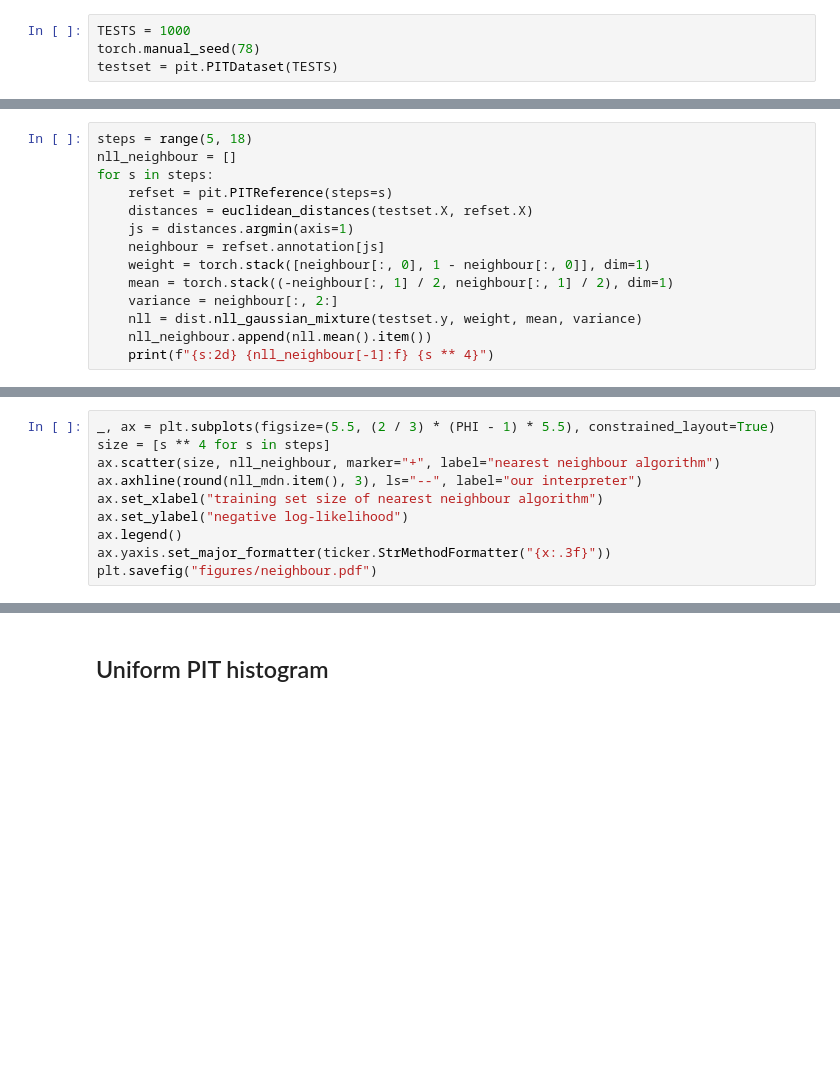
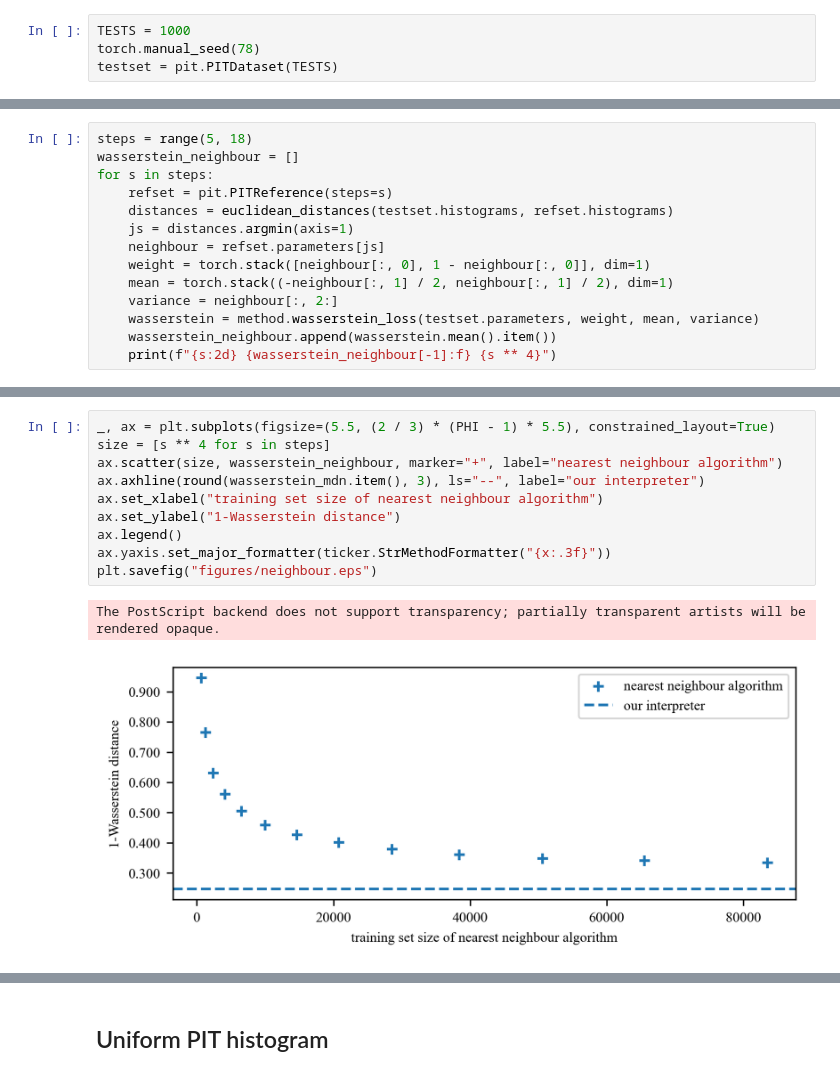
Before and after one commit to podondra/calibration, a Jupyter notebook: experiment.ipynb, the cells around one changed output, grey strips where cells are left out. Saved outputs shown, nothing was run; the diff lists cells and outputs as text; blank space fills up the shorter version.

```diff
--- a/experiment.ipynb
+++ b/experiment.ipynb
@@ -184,14 +205,14 @@ nll_mdn.item()
 # %%
 steps = range(5, 18)
-nll_neighbour = []
+wasserstein_neighbour = []
 for s in steps:
     refset = pit.PITReference(steps=s)
-    distances = euclidean_distances(testset.X, refset.X)
+    distances = euclidean_distances(testset.histograms, refset.histograms)
     js = distances.argmin(axis=1)
-    neighbour = refset.annotation[js]
+    neighbour = refset.parameters[js]
     weight = torch.stack([neighbour[:, 0], 1 - neighbour[:, 0]], dim=1)
     mean = torch.stack((-neighbour[:, 1] / 2, neighbour[:, 1] / 2), dim=1)
     variance = neighbour[:, 2:]
-    nll = dist.nll_gaussian_mixture(testset.y, weight, mean, variance)
-    nll_neighbour.append(nll.mean().item())
-    print(f"{s:2d} {nll_neighbour[-1]:f} {s ** 4}")
+    wasserstein = method.wasserstein_loss(testset.parameters, weight, mean, variance)
+    wasserstein_neighbour.append(wasserstein.mean().item())
+    print(f"{s:2d} {wasserstein_neighbour[-1]:f} {s ** 4}")
@@ -198,13 +233,16 @@ for s in steps:
 # %%
 _, ax = plt.subplots(figsize=(5.5, (2 / 3) * (PHI - 1) * 5.5), constrained_layout=True)
 size = [s ** 4 for s in steps]
-ax.scatter(size, nll_neighbour, marker="+", label="nearest neighbour algorithm")
-ax.axhline(round(nll_mdn.item(), 3), ls="--", label="our interpreter")
+ax.scatter(size, wasserstein_neighbour, marker="+", label="nearest neighbour algorithm")
+ax.axhline(round(wasserstein_mdn.item(), 3), ls="--", label="our interpreter")
 ax.set_xlabel("training set size of nearest neighbour algorithm")
-ax.set_ylabel("negative log-likelihood")
+ax.set_ylabel("1-Wasserstein distance")
 ax.legend()
 ax.yaxis.set_major_formatter(ticker.StrMethodFormatter("{x:.3f}"))
-plt.savefig("figures/neighbour.pdf")
+plt.savefig("figures/neighbour.eps")
+# %% [output]
+The PostScript backend does not support transparency; partially transparent artists will be rendered opaque.
+[figure, added]
 # %%
 df = pd.DataFrame.from_dict({"steps": steps,
                              "size": size,
```
Also changed, not shown: parts of 17 cells of this notebook, 4 other files.
